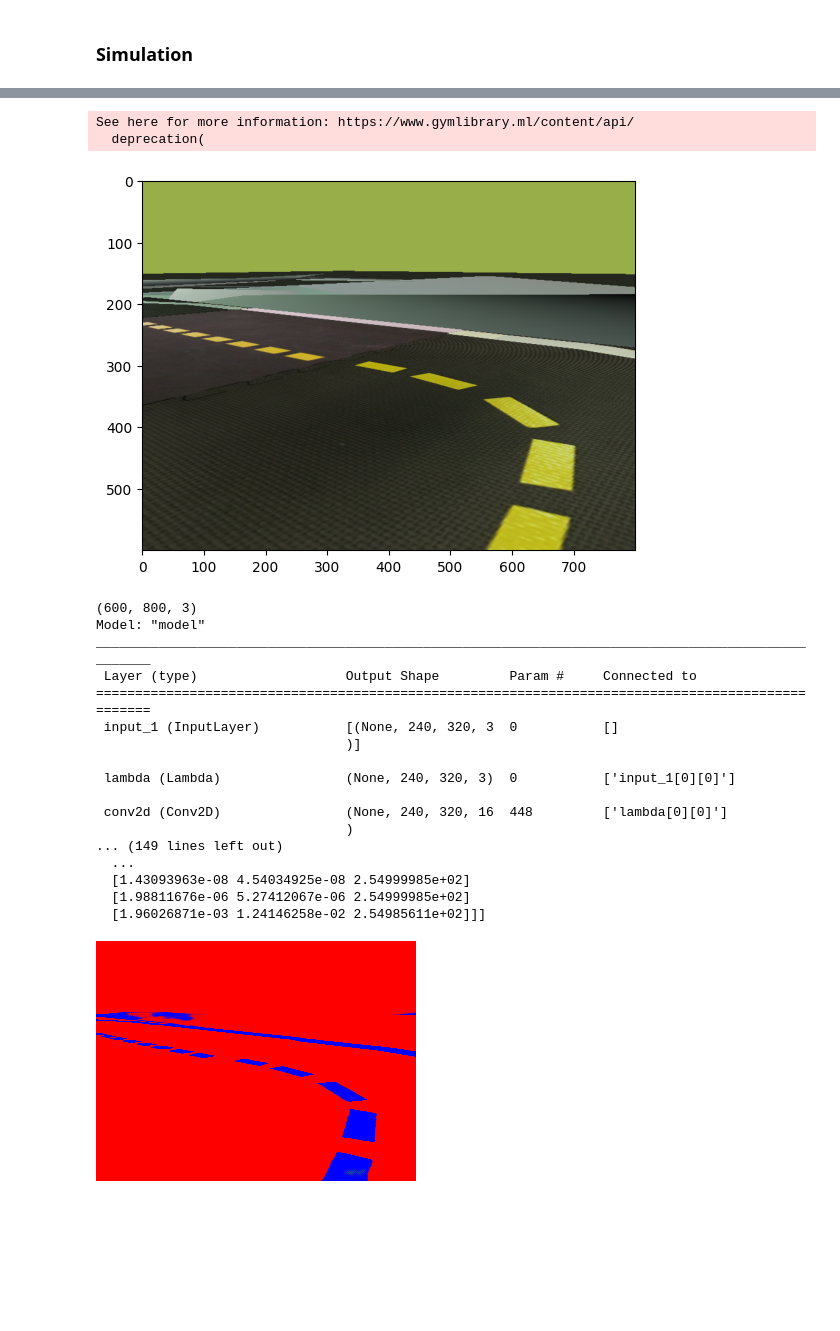
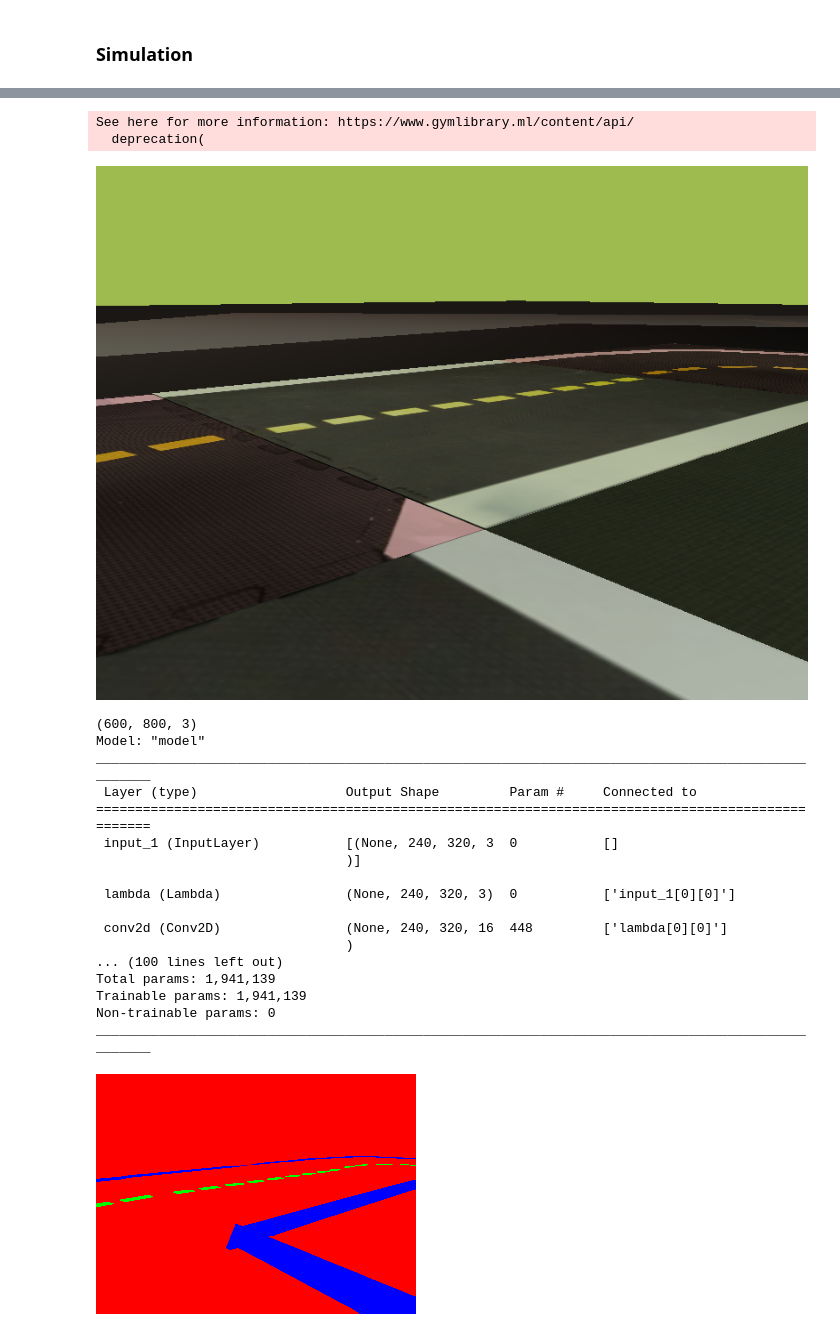
Before and after one commit to poliduckie/poliduckie_pipeline, a Jupyter notebook: notebooks/poliduckie_mpc_pipeline.ipynb, the cells around one changed output, grey strips where cells are left out. Cells and saved outputs as stored; diff of their text form; code cells hidden in the pictures; blank space fills up the shorter version.

Commit message:
Fix channel order. Segmentation now working

```diff
--- a/notebooks/poliduckie_mpc_pipeline.ipynb
+++ b/notebooks/poliduckie_mpc_pipeline.ipynb
@@ -182,33 +191,35 @@ array([[[152, 174,  73],
 # %%
 from poliduckie_segmentation.model import Model
 
 # State X = [x, y, angle, longitudinal speed, angular speed]
 state = [0,0,0,0,0]
 
 F = Model()
 
 image_recording = []
 
 for _ in range(100):
   image = env.render(mode="rgb_array")
-  plt.imshow(image)
-  plt.show()
+  image = np.concatenate([np.expand_dims(image[:,:,2],axis=-1),np.expand_dims(image[:,:,1],axis=-1),np.expand_dims(image[:,:,0],axis=-1)], axis=2)
+  cv2_imshow(image)
   print(image.shape)
+
   image_recording.append(image)
   image_segmentation = segmentation(image)[0]*255
-  print(image_segmentation)
   cv2_imshow(image_segmentation)
+
   image_segmentation = image_segmentation[:, :, 0]
   cv2_imshow(image_segmentation)
+
   line = lineExtraction(image_segmentation)
   reference = computeReference(line)
   action = runMpc(state, reference)
   state = F.step(*state, action)
   env.step(action)
 # %% [output]
 See here for more information: https://www.gymlibrary.ml/content/api/
   deprecation(
-[figure, old version]
+[figure, new version]
 (600, 800, 3)
 Model: "model"
 __________________________________________________________________________________________________
@@ -221,9 +232,9 @@ ________________________________________________________________________________
 
  conv2d (Conv2D)                (None, 240, 320, 16  448         ['lambda[0][0]']
                                 )
-... (149 lines left out)
-  ...
-  [1.43093963e-08 4.54034925e-08 2.54999985e+02]
-  [1.98811676e-06 5.27412067e-06 2.54999985e+02]
-  [1.96026871e-03 1.24146258e-02 2.54985611e+02]]]
+... (100 lines left out)
+Total params: 1,941,139
+Trainable params: 1,941,139
+Non-trainable params: 0
+__________________________________________________________________________________________________
-[figure, old version]
+[figure, new version]
```
Also changed, not shown: parts of 4 cells of this notebook.
